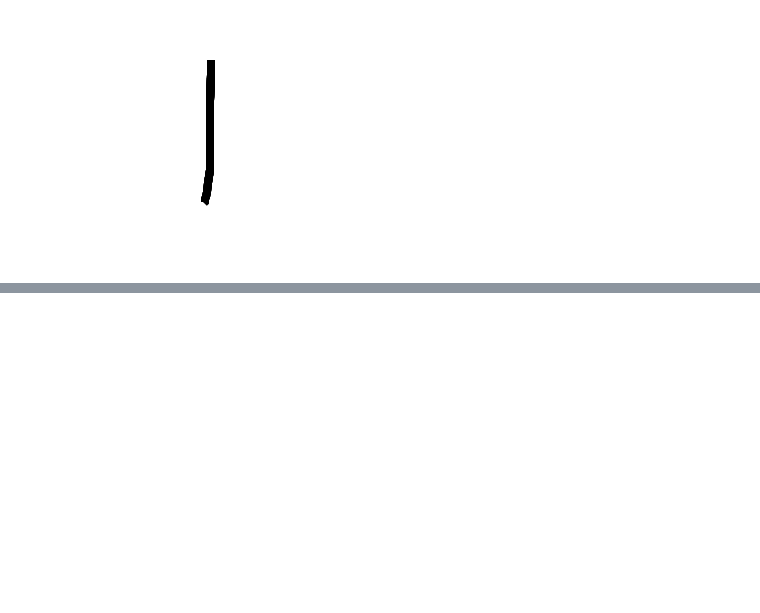
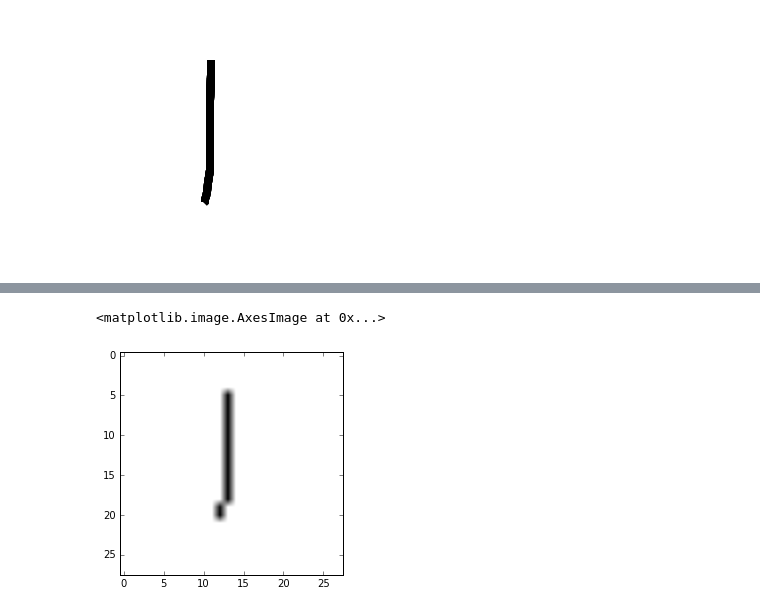
Before and after one commit to JaeGyu/PythonEx_1, a Jupyter notebook: 텐서플로 연습/신경망을 이용한 MNIST 연습.ipynb, the cells around one changed output, grey strips where cells are left out. Saved outputs shown, nothing was run; the diff lists cells and outputs as text; code cells hidden in the pictures; blank space fills up the shorter version.

```diff
--- a/텐서플로 연습/신경망을 이용한 MNIST 연습.ipynb
+++ b/텐서플로 연습/신경망을 이용한 MNIST 연습.ipynb
@@ -33 +78,6 @@ img2 = im.resize((28,28))
+# %%
+plt.imshow(img2)
+# %% [output]
+<matplotlib.image.AxesImage at 0x...>
+[figure, added]
 # %%
```
Also changed, not shown: parts of 31 cells of this notebook, 40 other files.
